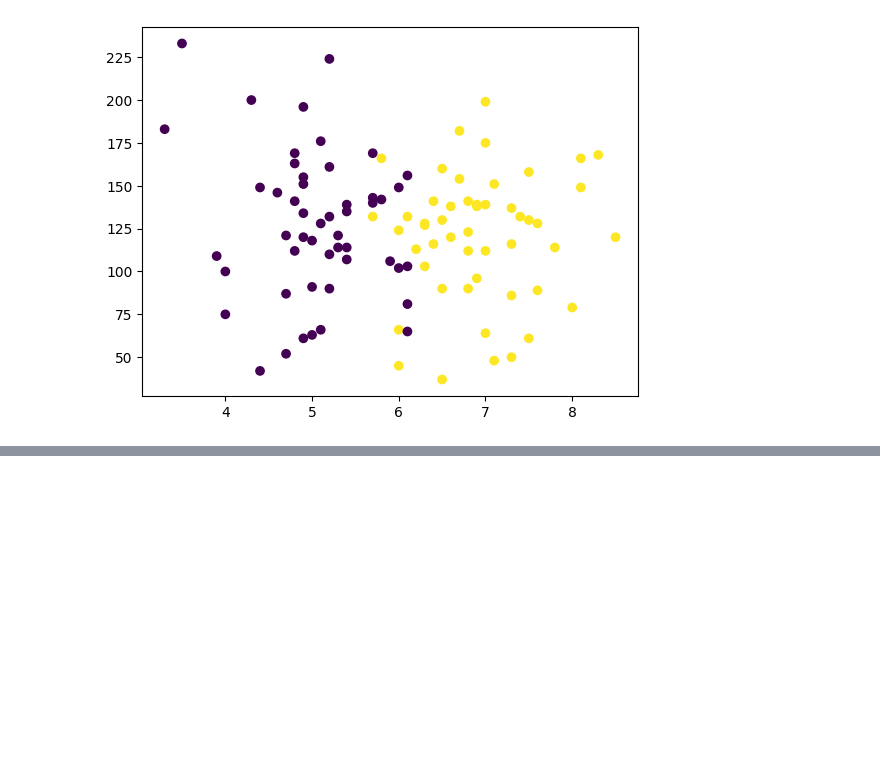
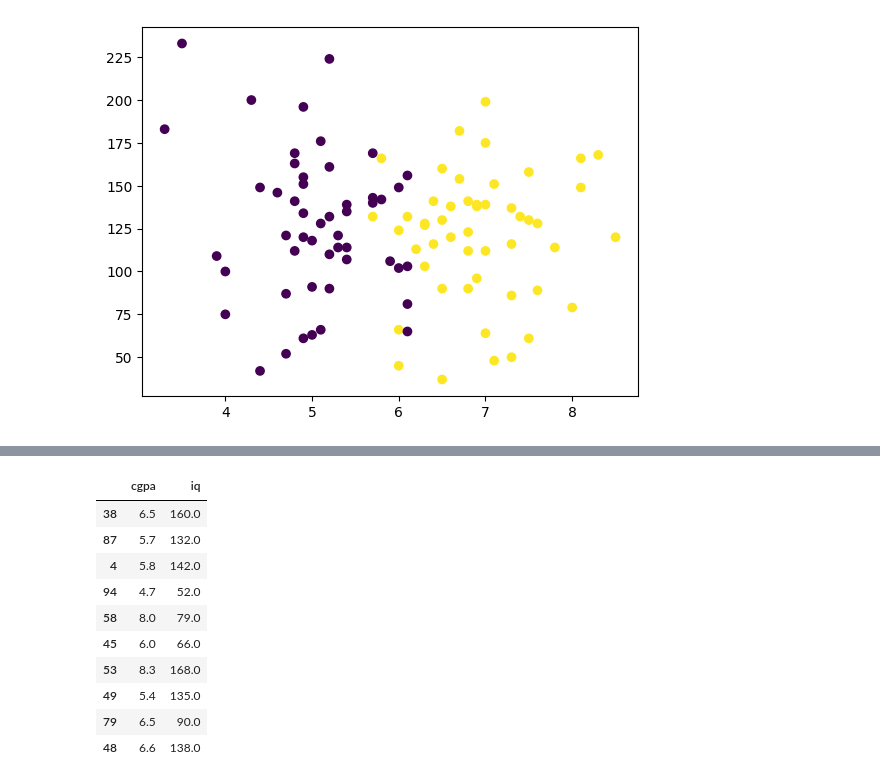
Before and after one commit to Snehanit28/ML-practice, a Jupyter notebook: project placement/2nd-day.ipynb, the cells around one changed output, grey strips where cells are left out. Saved outputs shown, nothing was run; the diff lists cells and outputs as text; code cells hidden in the pictures; blank space fills up the shorter version.

```diff
--- a/project placement/2nd-day.ipynb
+++ b/project placement/2nd-day.ipynb
@@ -81,0 +147,14 @@ y = df.iloc[:,-1]
+# %%
+X_test
+# %% [output]
+|  | cgpa | iq |
+| 38 | 6.5 | 160.0 |
+| 87 | 5.7 | 132.0 |
+| 4 | 5.8 | 142.0 |
+| 94 | 4.7 | 52.0 |
+| 58 | 8.0 | 79.0 |
+| 45 | 6.0 | 66.0 |
+| 53 | 8.3 | 168.0 |
+| 49 | 5.4 | 135.0 |
+| 79 | 6.5 | 90.0 |
+| 48 | 6.6 | 138.0 |
```
Also changed, not shown: parts of 11 cells of this notebook.
